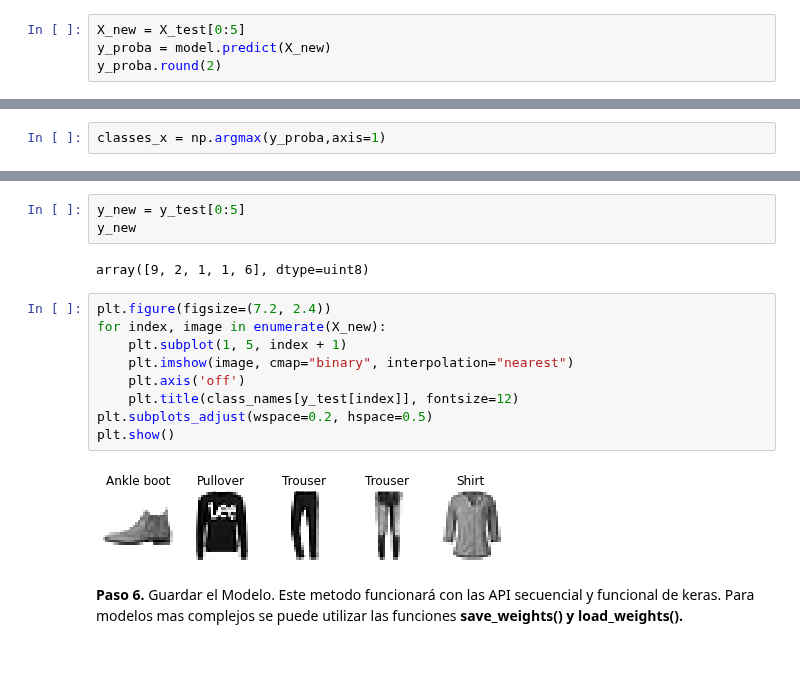
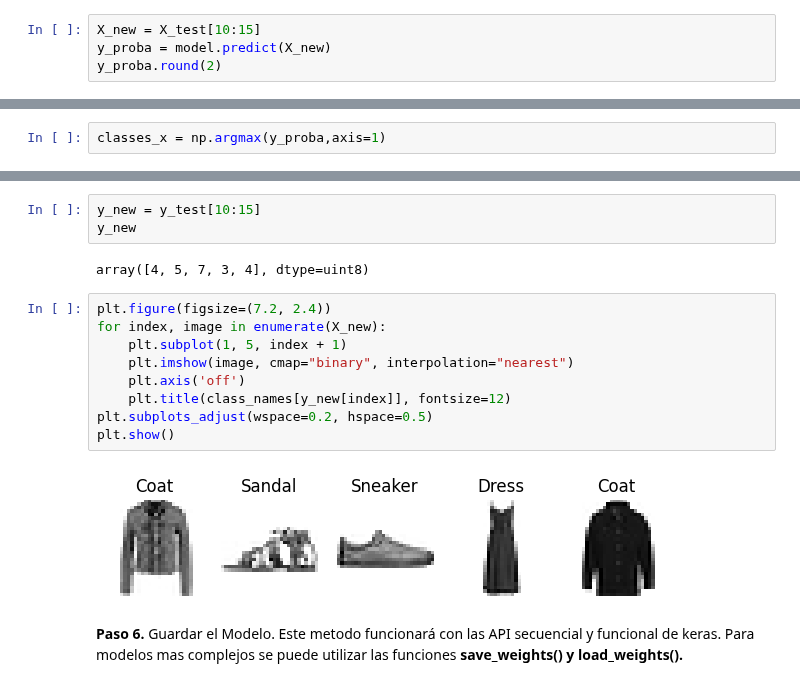
Before and after one commit to DiegoPaezA/IA_Examples, a Jupyter notebook: Redes Neuronales/RedNeuronal_MNIST_Fashion_Callbacks.ipynb, the cells around one changed output, grey strips where cells are left out. Drawn from its saved outputs; the diff is of its cells as text; blank space fills up the shorter version.

```diff
--- a/Redes Neuronales/RedNeuronal_MNIST_Fashion_Callbacks.ipynb
+++ b/Redes Neuronales/RedNeuronal_MNIST_Fashion_Callbacks.ipynb
@@ -249,7 +245,7 @@ model.evaluate(X_test, y_test)
 
 Se toman 5 instancias del set de prueba para hacer la predicción. y se imprime la matriz de probabilidad para cada una de las instancias.
 # %%
-X_new = X_test[0:5]
+X_new = X_test[10:15]
 y_proba = model.predict(X_new)
 y_proba.round(2)
 # %% [output]
@@ -282,19 +265,19 @@ array(['Ankle boot', 'Pullover', 'Trouser', 'Trouser', 'Shirt'],
 # %%
-y_new = y_test[0:5]
+y_new = y_test[10:15]
 y_new
 # %% [output]
-array([9, 2, 1, 1, 6], dtype=uint8)
+array([4, 5, 7, 3, 4], dtype=uint8)
 # %%
 plt.figure(figsize=(7.2, 2.4))
 for index, image in enumerate(X_new):
     plt.subplot(1, 5, index + 1)
     plt.imshow(image, cmap="binary", interpolation="nearest")
     plt.axis('off')
-    plt.title(class_names[y_test[index]], fontsize=12)
+    plt.title(class_names[y_new[index]], fontsize=12)
 plt.subplots_adjust(wspace=0.2, hspace=0.5)
 plt.show()
 # %% [output]
-[figure, old version]
+[figure, new version]
 # %% [markdown]
 **Paso 6.** Guardar el Modelo.
 Este metodo funcionará con las API secuencial y funcional de keras. Para modelos mas complejos se puede utilizar las funciones **save_weights() y load_weights().**
```
Also changed, not shown: parts of 18 cells of this notebook, 4 other files.
